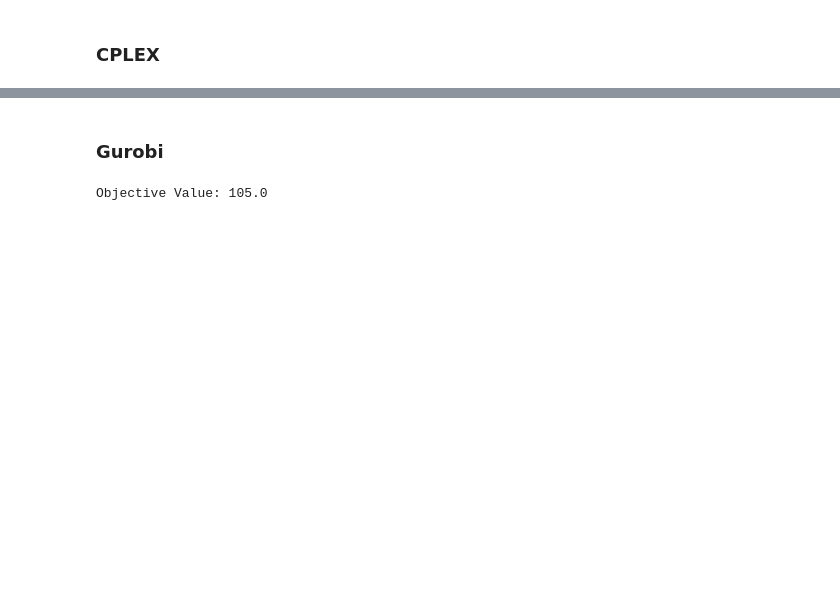
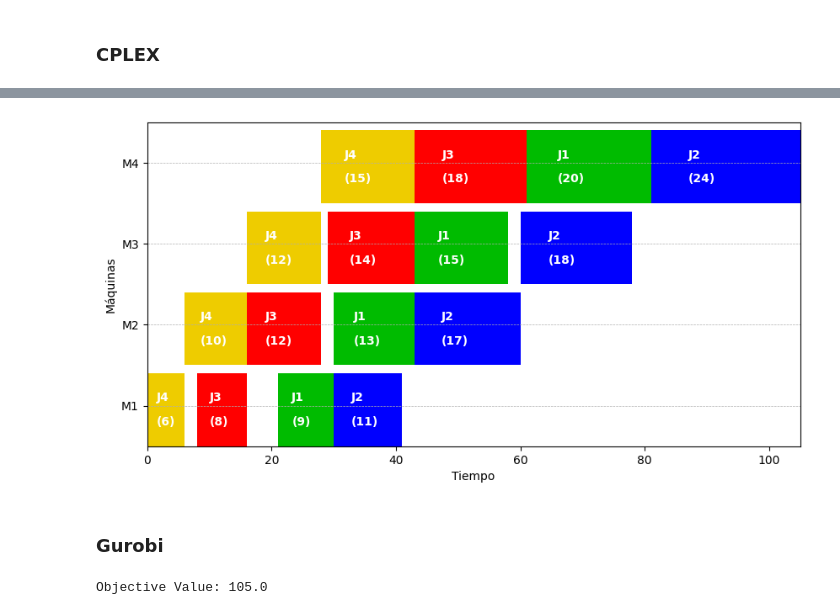
Before and after one commit to Luis-Valenzuela-Concha/Tarea3-Optimizacion, a Jupyter notebook: wagner.ipynb, the cells around one changed output, grey strips where cells are left out. Drawn from its saved outputs; the diff is of its cells as text; code cells hidden in the pictures; blank space fills up the shorter version.

```diff
--- a/wagner.ipynb
+++ b/wagner.ipynb
@@ -96,10 +91,12 @@ from docplex.mp.model import Model
 import matplotlib.pyplot as plt
 import numpy as np
 
-T = [[9,13,15,20],
-     [11,17,18,24],
-     [8,12,14,18],
-     [6,10,12,15]]
+T = np.array([[9, 13, 15, 20],
+              [11, 17, 18, 24],
+              [8, 12, 14, 18],
+              [6, 10, 12, 15]])
+
+T = T.transpose()
 
 # Create the model
 model = Model(name="Wagner_Model")
@@ -108,30 +105,30 @@ model = Model(name="Wagner_Model")
 N = len(T)  # Number of jobs
 M = len(T[0])  # Number of machines
 
-Z = {(i, j): model.binary_var(name=f"Z_{i}_{j}") for i in range(N) for j in range(M)}
-X = {(i, j): model.integer_var(name=f"X_{i}_{j}", lb=0) for i in range(N) for j in range(M)}
-Y = {(i, j): model.integer_var(name=f"Y_{i}_{j}", lb=0) for i in range(N) for j in range(M)}
+Z = {(i, j): model.binary_var(name=f"Z_{i}_{j}") for i in range(N) for j in range(N)}
+X = {(r, j): model.integer_var(name=f"X_{r}_{j}", lb=0) for r in range(M) for j in range(N)}
+Y = {(r, j): model.integer_var(name=f"Y_{r}_{j}", lb=0) for r in range(M) for j in range(N)}
 
 # Define the objective function
-model.minimize(model.sum(T[i][M - 1] * Z[i, j] for i in range(N) for j in range(M)) +
-               model.sum(X[i, M - 1] for i in range(N)))
+model.minimize(model.sum(T[M-1][i] for i in range(N)) +
+               model.sum(X[M-1,p] for p in range(N)))
 
 # Define the constraints
 for i in range(N):
-    model.add_constraint(model.sum(Z[i, j] for j in range(N)) == 1)
+    model.add_constraint(model.sum(Z[i,j] for j in range(N)) == 1)
 
 for j in range(N):
-    model.add_constraint(model.sum(Z[i, j] for i in range(N)) == 1)
+    model.add_constraint(model.sum(Z[i,j] for i in range(N)) == 1)
 
 for r in range(M - 1):
     for j in range(N - 1):
-        model.add_constraint(model.sum(T[i][r] * Z[i, j + 1] for i in range(N)) -
-                             model.sum(T[i][r + 1] * Z[i, j] for i in range(N)) +
-                             X[j + 1, r] - X[j + 1, r + 1] + Y[j + 1, r] - Y[j, r] == 0)
+        model.add_constraint(model.sum(T[r][i] * Z[i,j + 1] for i in range(N)) -
+                             model.sum(T[r + 1][i] * Z[i,j] for i in range(N)) +
+                             X[r,j+1] - X[r + 1,j + 1] + Y[r,j + 1] - Y[r,j] == 0)
 
 for r in range(M - 1):
-    model.add_constraint(model.sum(T[i][r] * Z[i, 0] for i in range(N)) +
-                         X[0, r] - X[0, r + 1] + Y[0, r] == 0)
+    model.add_constraint(model.sum(T[r][i] * Z[i,0] for i in range(N)) +
+                         X[r,0] - X[r + 1,0] + Y[r,0] == 0)
 
 # Solve the model
 solution = model.solve()
@@ -140,34 +137,33 @@ print("Objective Value:", solution.get_objective_value())
 
 # Carta Gannt
 unos_tareas = [(i, j) for i in range(N) for j in range(N) if solution.get_value(Z[i, j]) == 1]
-orden_tareas = sorted(unos_tareas, key=lambda x: x[1])
+orden_tareas = [tupla[0] for tupla in sorted(unos_tareas, key=lambda x: x[1])]
 
-ht = solution.get_objective_value()
-nmaquinas = 4
-hbar = 10
-maquinas = ["M1", "M2", "M3", "M4"]
+matriz = []
+for r in range(M):
+    maquina = []
+    for j in range(N):
+        if(j == 0):
+            maquina.append([int(solution.get_value(X[r, j])), int(solution.get_value(X[r, j])) + T[r][orden_tareas[j]]])
+        else:
+            maquina.append([maquina[-1][1]+int(solution.get_value(X[r, j])), maquina[-1][1] + int(solution.get_value(X[r, j])) + T[r][orden_tareas[j]]])
+    matriz.append(maquina)
 
-fig, gantt = plt.subplots()
+fig, gantt = plt.subplots(figsize=(10, 5))
 gantt.set_xlabel('Tiempo')
 gantt.set_ylabel('Máquinas')
-gantt.set_xlim(0, ht)
-gantt.set_ylim(0, nmaquinas * hbar)
+gantt.set_xlim(0, solution.get_objective_value())
+gantt.set_ylim(0, M * 10)
+gantt.set_yticks(np.arange(5, M * 10, 10))
+gantt.set_yticklabels(['M' + str(i) for i in range(1, M+1)])
+gantt.grid(True, which='both', axis='y', linestyle='--', linewidth=0.5)
+colores = ['#00BB00', 'blue', 'red', '#EECC00']
 
-gantt.set_yticks(np.arange(hbar, nmaquinas * hbar, hbar),minor=True)
-gantt.grid(True, axis='y',which='minor')
-
-gantt.set_yticks(np.arange(hbar/2, nmaquinas * hbar, hbar))
-gantt.set_yticklabels(maquinas)
-
-for i in range(M):
-    inicio = solution.get_value(X[0, i])
+for r in range(M):
     for j in range(N):
-        duracion_tarea = T[orden_tareas[j][0]][i]
-        if (j == 0): color = '#00BB00'
-        if (j == 1): color = 'blue'
-        if (j == 2): color = 'red'
-        if (j == 3): color = '#EECC00'
-        gantt.broken_barh([(inicio, duracion_tarea)], (i * hbar, hbar), facecolors=color)
-        gantt.text(x=(inicio + duracion_tarea/4), y=(i*hbar + hbar/3), s='('+str(duracion_tarea)+')', va='center', color='white', fontweight='bold')
-        gantt.text(x=(inicio + duracion_tarea/4), y=(i*hbar + 3*hbar/5), s='J'+str(1+orden_tareas[j][0]), va='center', color='white', fontweight='bold')
-        inicio += duracion_tarea
+        inicio = matriz[r][j][0]
+        duracion = matriz[r][j][1] - matriz[r][j][0]
+        gantt.broken_barh([(inicio, duracion)], ((r) * 10, 9), facecolors=colores[orden_tareas[j]])
+        gantt.text(x=(inicio + duracion/4), y=((r) * 10 + 6), s='J'+str(orden_tareas[j]+1), va='center', color='white', fontweight='bold')
+        gantt.text(x=(inicio + duracion/4), y=((r) * 10 + 3), s='('+str(duracion)+')', va='center', color='white', fontweight='bold')
+# %% [output]
@@ -174,3 +171,4 @@ for i in range(M):
+[figure, added]
 # %% [markdown]
 ### Gurobi
 # %%
```
Also changed, not shown: parts of 3 cells of this notebook, 1 other file.
